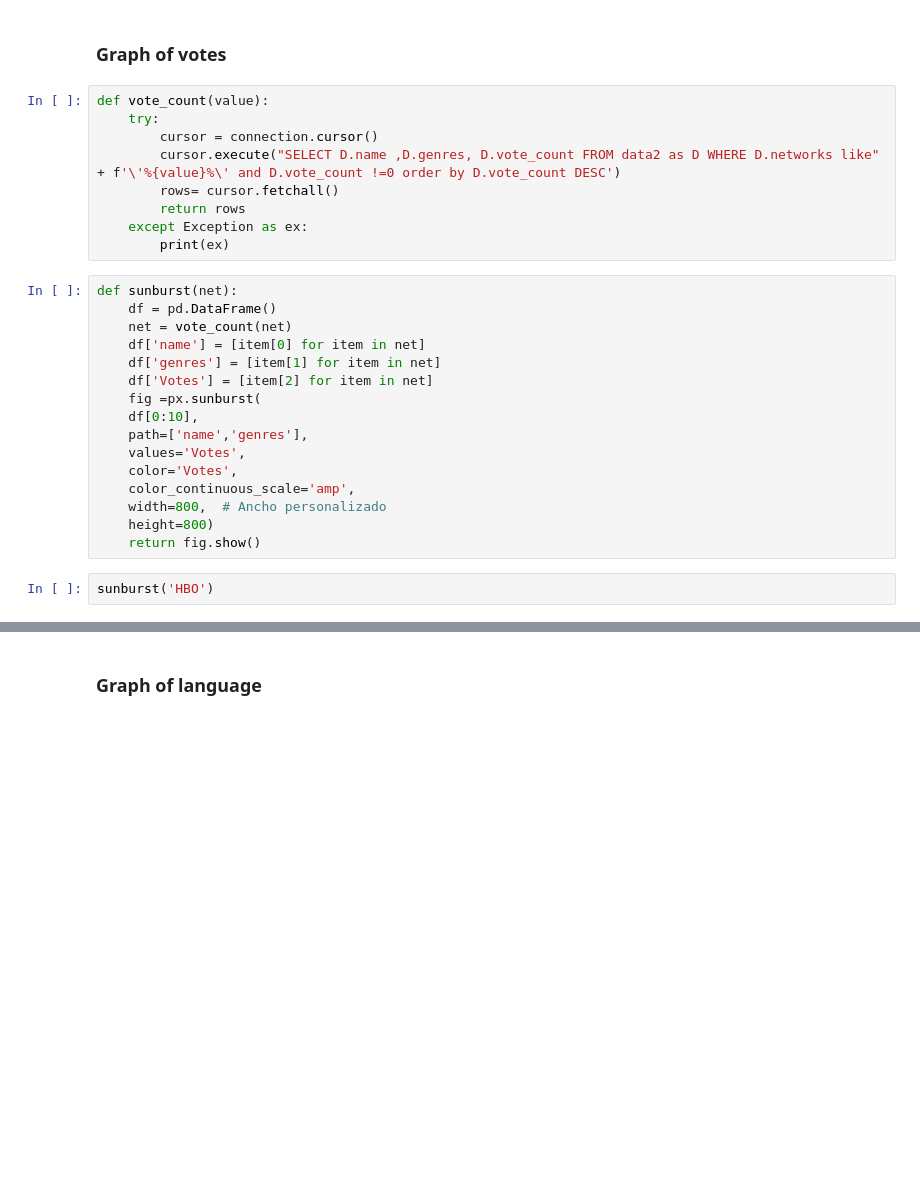
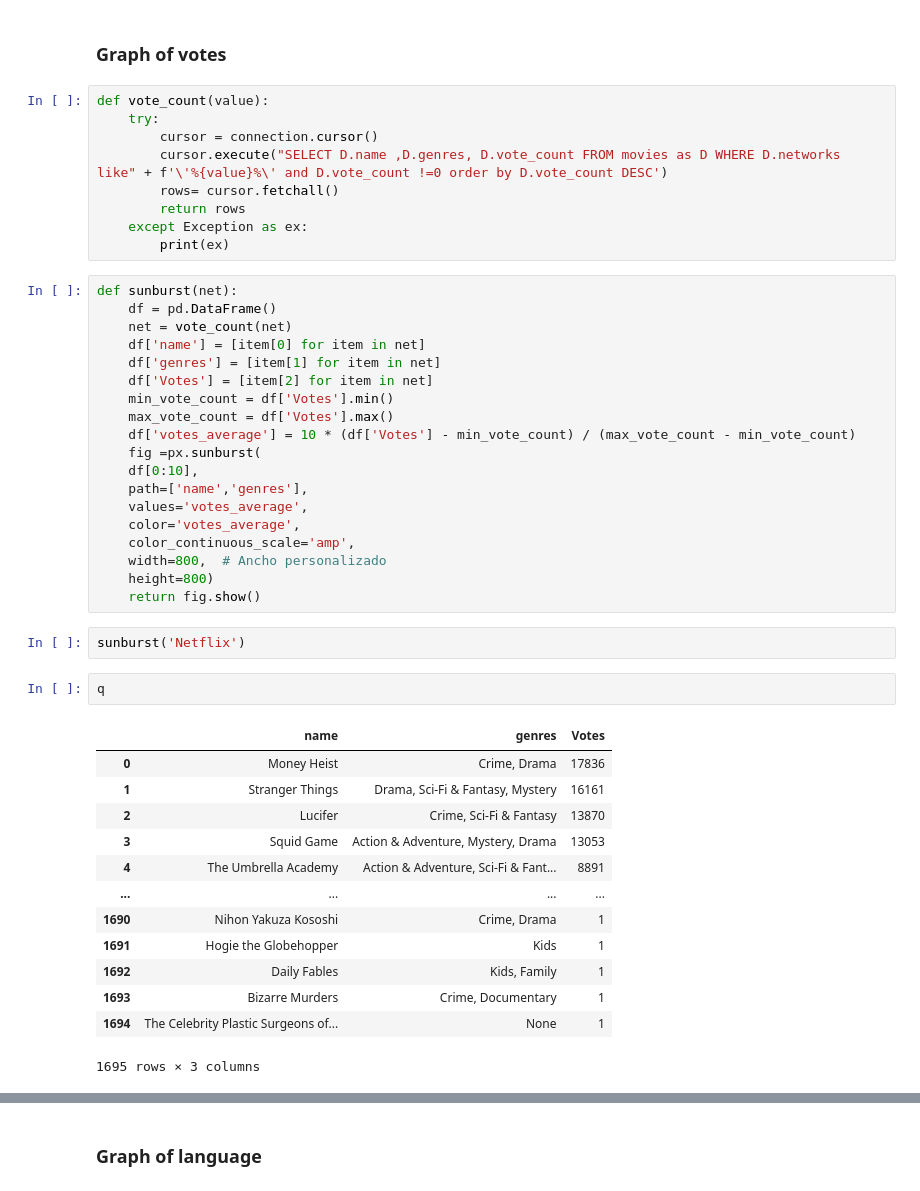
Before and after one commit to ErSantis/EDA-MOVIES, a Jupyter notebook: movies_tvshows/tvshows.ipynb, the cells around one changed output, grey strips where cells are left out. Drawn from its saved outputs; the diff is of its cells as text; blank space fills up the shorter version.

```diff
--- a/movies_tvshows/tvshows.ipynb
+++ b/movies_tvshows/tvshows.ipynb
@@ -54,7 +54,7 @@ donut()
 def vote_count(value):
     try:
         cursor = connection.cursor()
-        cursor.execute("SELECT D.name ,D.genres, D.vote_count FROM data2 as D WHERE D.networks like" + f'\'%{value}%\' and D.vote_count !=0 order by D.vote_count DESC')
+        cursor.execute("SELECT D.name ,D.genres, D.vote_count FROM movies as D WHERE D.networks like" + f'\'%{value}%\' and D.vote_count !=0 order by D.vote_count DESC')
         rows= cursor.fetchall()
         return rows
     except Exception as ex:
@@ -66,14 +66,33 @@ def sunburst(net):
     df['name'] = [item[0] for item in net]
     df['genres'] = [item[1] for item in net]
     df['Votes'] = [item[2] for item in net]
+    min_vote_count = df['Votes'].min()
+    max_vote_count = df['Votes'].max()
+    df['votes_average'] = 10 * (df['Votes'] - min_vote_count) / (max_vote_count - min_vote_count)
     fig =px.sunburst(
     df[0:10],
     path=['name','genres'],
-    values='Votes',
-    color='Votes',
+    values='votes_average',
+    color='votes_average',
     color_continuous_scale='amp',
     width=800,  # Ancho personalizado
     height=800)
     return fig.show()
 # %%
-sunburst('HBO')
+sunburst('Netflix')
+# %%
+q
+# %% [output]
+|  | name | genres | Votes |
+| 0 | Money Heist | Crime, Drama | 17836 |
+| 1 | Stranger Things | Drama, Sci-Fi & Fantasy, Mystery | 16161 |
+| 2 | Lucifer | Crime, Sci-Fi & Fantasy | 13870 |
+| 3 | Squid Game | Action & Adventure, Mystery, Drama | 13053 |
+| 4 | The Umbrella Academy | Action & Adventure, Sci-Fi & Fant... | 8891 |
+| ... | ... | ... | ... |
+| 1690 | Nihon Yakuza Kososhi | Crime, Drama | 1 |
+| 1691 | Hogie the Globehopper | Kids | 1 |
+| 1692 | Daily Fables | Kids, Family | 1 |
+| 1693 | Bizarre Murders | Crime, Documentary | 1 |
+| 1694 | The Celebrity Plastic Surgeons of... | None | 1 |
+1695 rows × 3 columns
```
Also changed, not shown: parts of 3 cells of this notebook, 7 other files.
